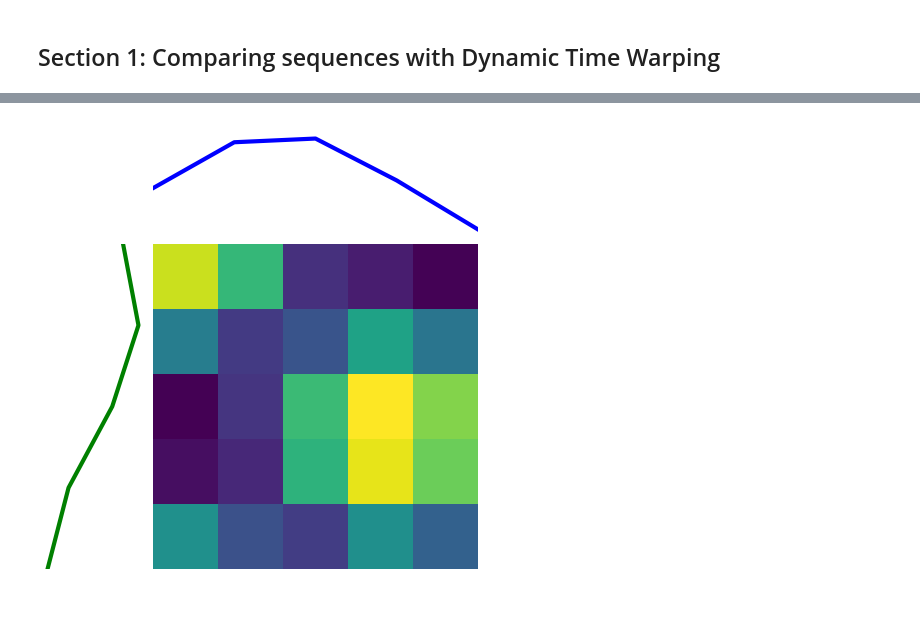
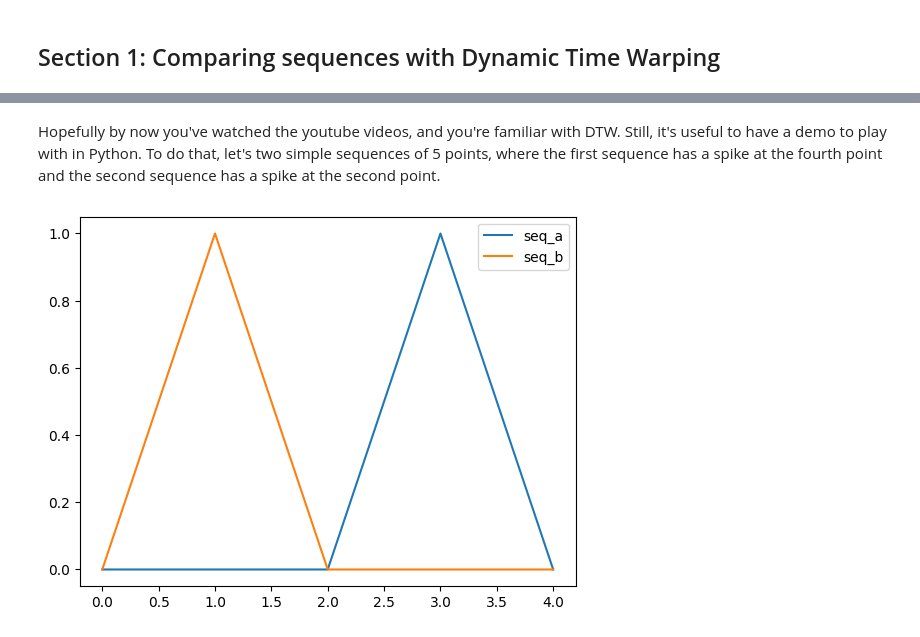
Before and after one commit to markjosims/css_kws_tutorial, a Jupyter notebook: week2_dtw.ipynb, the cells around one changed output, grey strips where cells are left out. Cells and saved outputs as stored; diff of their text form; code cells hidden in the pictures.

```diff
--- a/week2_dtw.ipynb
+++ b/week2_dtw.ipynb
@@ -73,5 +26,12 @@ def plot_dtw(seq_a, seq_b, distance_matrix, path=None):
-# %%
-mat = cdist(A[:,np.newaxis], B[:,np.newaxis])
-plot_dtw(A, B, mat)
-# %% [output]
-[figure, removed]
+# %% [markdown]
+Hopefully by now you've watched the youtube videos, and you're familiar with DTW. Still, it's useful to have a demo to play with in Python. To do that, let's two simple sequences of 5 points, where the first sequence has a spike at the fourth point and the second sequence has a spike at the second point.
+# %%
+fig, ax = plt.subplots()
+seq_a = np.array([0,0,0,1,0])
+seq_b = np.array([0,1,0,0,0])
+ax.plot(seq_a, label='seq_a')
+ax.plot(seq_b, label='seq_b')
+ax.legend()
+plt.show()
+# %% [output]
+[figure, added]
```
Also changed, not shown: parts of 85 cells of this notebook.
